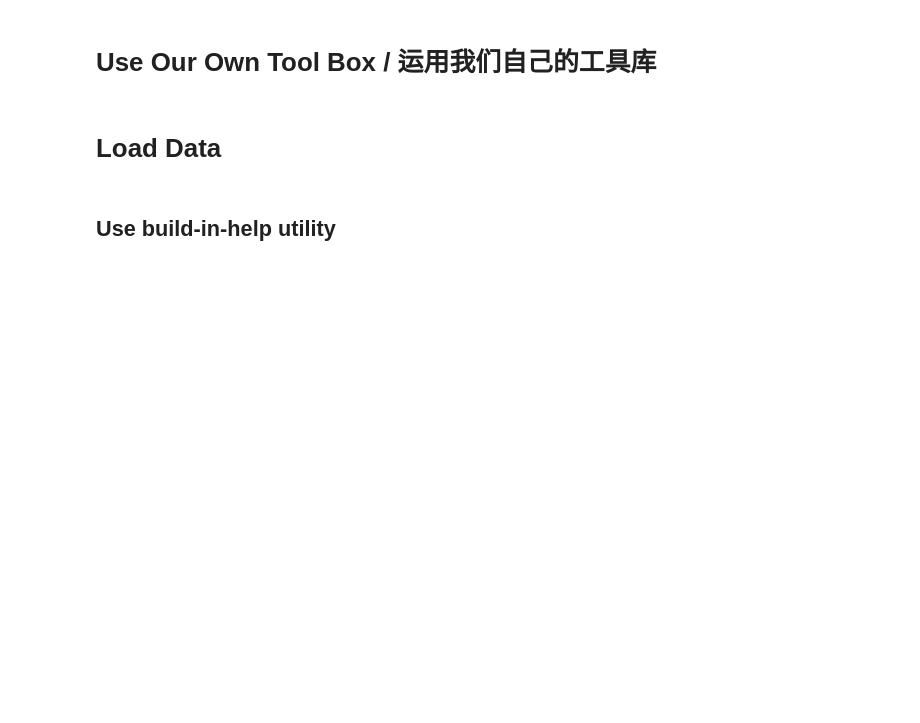
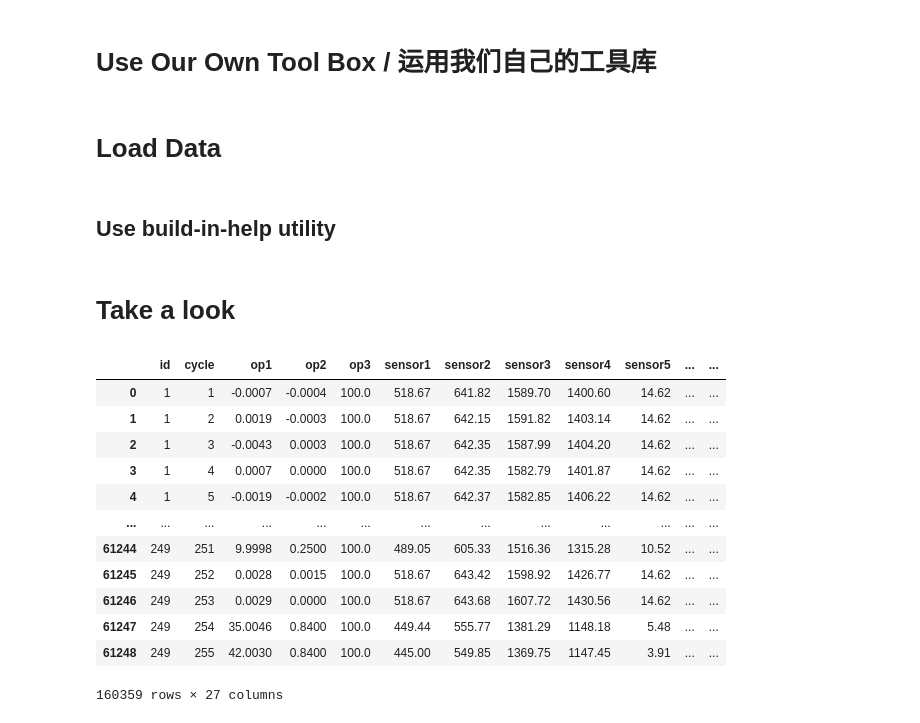
Before and after one commit to stemproaca/pdm, a Jupyter notebook: Classes/menu_B_b_pdm_EDA.ipynb, the cells around one changed output. Drawn from its saved outputs; the diff is of its cells as text; code cells hidden in the pictures; blank space fills up the shorter version.

```diff
--- a/Classes/menu_B_b_pdm_EDA.ipynb
+++ b/Classes/menu_B_b_pdm_EDA.ipynb
@@ -30,4 +33,26 @@ from menu_A_a_data_utility import DataUtility
 # %% [markdown]
 ## Use build-in-help utility
 # %%
-help(DataUtility)
+uti = DataUtility()
+# %%
+df_train, df_test, df_result = uti.prepare_dfs()
+# %% [markdown]
+# Take a look
+# %%
+cycle=30
+df_train['label'] = df_train['remaining_cycle'].apply(lambda x: 1 if x <= cycle else 0)
+df_test['label'] = df_test['remaining_cycle'].apply(lambda x: 1 if x <= cycle else 0)
+# %% [output]
+|  | id | cycle | op1 | op2 | op3 | sensor1 | sensor2 | sensor3 | sensor4 | sensor5 | ... | ... |
+| 0 | 1 | 1 | -0.0007 | -0.0004 | 100.0 | 518.67 | 641.82 | 1589.70 | 1400.60 | 14.62 | ... | ... |
+| 1 | 1 | 2 | 0.0019 | -0.0003 | 100.0 | 518.67 | 642.15 | 1591.82 | 1403.14 | 14.62 | ... | ... |
+| 2 | 1 | 3 | -0.0043 | 0.0003 | 100.0 | 518.67 | 642.35 | 1587.99 | 1404.20 | 14.62 | ... | ... |
+| 3 | 1 | 4 | 0.0007 | 0.0000 | 100.0 | 518.67 | 642.35 | 1582.79 | 1401.87 | 14.62 | ... | ... |
+| 4 | 1 | 5 | -0.0019 | -0.0002 | 100.0 | 518.67 | 642.37 | 1582.85 | 1406.22 | 14.62 | ... | ... |
+| ... | ... | ... | ... | ... | ... | ... | ... | ... | ... | ... | ... | ... |
+| 61244 | 249 | 251 | 9.9998 | 0.2500 | 100.0 | 489.05 | 605.33 | 1516.36 | 1315.28 | 10.52 | ... | ... |
+| 61245 | 249 | 252 | 0.0028 | 0.0015 | 100.0 | 518.67 | 643.42 | 1598.92 | 1426.77 | 14.62 | ... | ... |
+| 61246 | 249 | 253 | 0.0029 | 0.0000 | 100.0 | 518.67 | 643.68 | 1607.72 | 1430.56 | 14.62 | ... | ... |
+| 61247 | 249 | 254 | 35.0046 | 0.8400 | 100.0 | 449.44 | 555.77 | 1381.29 | 1148.18 | 5.48 | ... | ... |
+| 61248 | 249 | 255 | 42.0030 | 0.8400 | 100.0 | 445.00 | 549.85 | 1369.75 | 1147.45 | 3.91 | ... | ... |
+160359 rows × 27 columns
```
Also changed, not shown: parts of 7 cells of this notebook, 3 other files.
